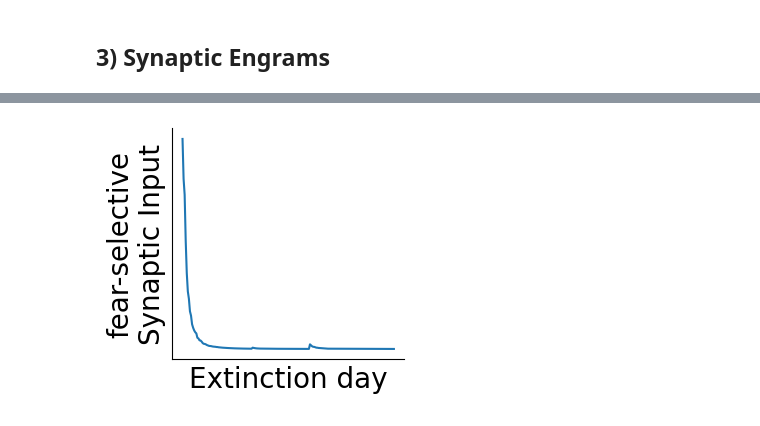
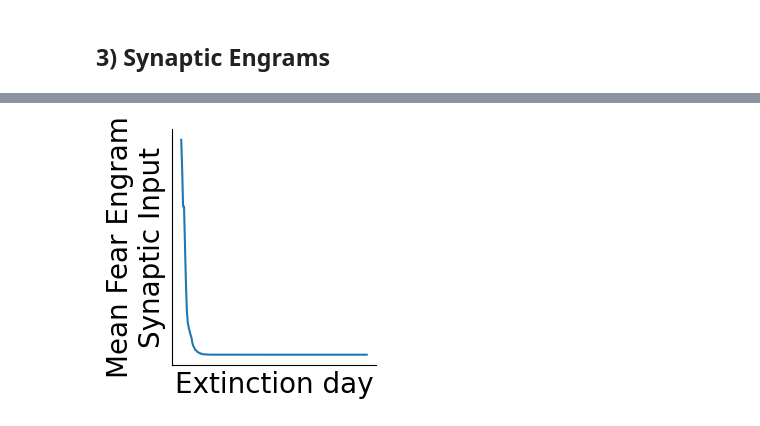
Before and after one commit to albesagonzalez/sensory-semantic-episodes, a Jupyter notebook: Figure_5.ipynb, the cells around one changed output, grey strips where cells are left out. Saved outputs shown, nothing was run; the diff lists cells and outputs as text; code cells hidden in the pictures.

```diff
--- a/Figure_5.ipynb
+++ b/Figure_5.ipynb
@@ -675,18 +678,19 @@ synaptic_engrams_config = {
     "seed": 0,
     # Set to False to stop after conditioning consolidation and recall.
     "run_extinction": True,
-    "conditioning_day_length": 100,
+    "conditioning_day_length": 80,
     "conditioning_mean_duration": 5,
     "conditioning_num_swaps": 4,
+    # Awake A1B1 re-exposure duration used for the stability analysis; no sleep follows.
+    "reconditioning_day_length": 10,
     "extinction_days": 200,
-    "extinction_day_length": 100,
+    "extinction_day_length": 80,
     "extinction_mean_duration": 5,
     "extinction_num_swaps": 4,
     "pre_extinction_probe_days": 100,
     "post_extinction_probe_days": 100,
-    "num_stability_seeds": 1,
+    "num_stability_seeds": 12,
     "record_rate_activity": 1,
-    "fear_probe_fraction": 0.25,
 }
 
 synaptic_results = run_synaptic_engrams_experiment(
@@ -698,6 +702,7 @@ synaptic_network = synaptic_results["network"]
 network_0 = synaptic_results["network_0"]
 network_preconditioning = synaptic_results["network_preconditioning"]
 network_conditioning = synaptic_results["network_conditioning"]
+network_pre_extinction = synaptic_results["network_pre_extinction"]
 run_extinction = synaptic_results["run_extinction"]
 network_extinction = synaptic_results["network"] if run_extinction else None
 pre_extinction_selectivity = synaptic_results["pre_extinction_selectivity"]
@@ -904,16 +943,17 @@ Passing `palette` without assigning `hue` is deprecated and will be removed in v
 # %%
-# Plot 8: B1-selective cortical input across extinction
-fear_input = synaptic_results['fear_input'].detach().cpu().numpy()/10
+# Plot 8: Mean A1-to-B1-selective cortical connectivity across extinction
+fear_input = synaptic_results['fear_input'].detach().cpu().numpy()
 fig = plt.figure(figsize=(3, 3))
 
 plt.plot(fear_input)
 plt.xlabel("Extinction day", fontsize=20)
-plt.ylabel("fear-selective\nSynaptic Input", fontsize=20)
+plt.ylabel("Mean Fear Engram\nSynaptic Input", fontsize=20)
 plt.xticks([])
 plt.yticks([], fontsize=18)
 sns.despine()
+plt.tight_layout()
 
 
 plt.savefig('Figures/SVG/5j.svg', dpi=300, transparent=True)
 # %% [output]
-[figure, old version]
+[figure, new version]
```
Also changed, not shown: parts of 31 cells of this notebook, 18 other files.
